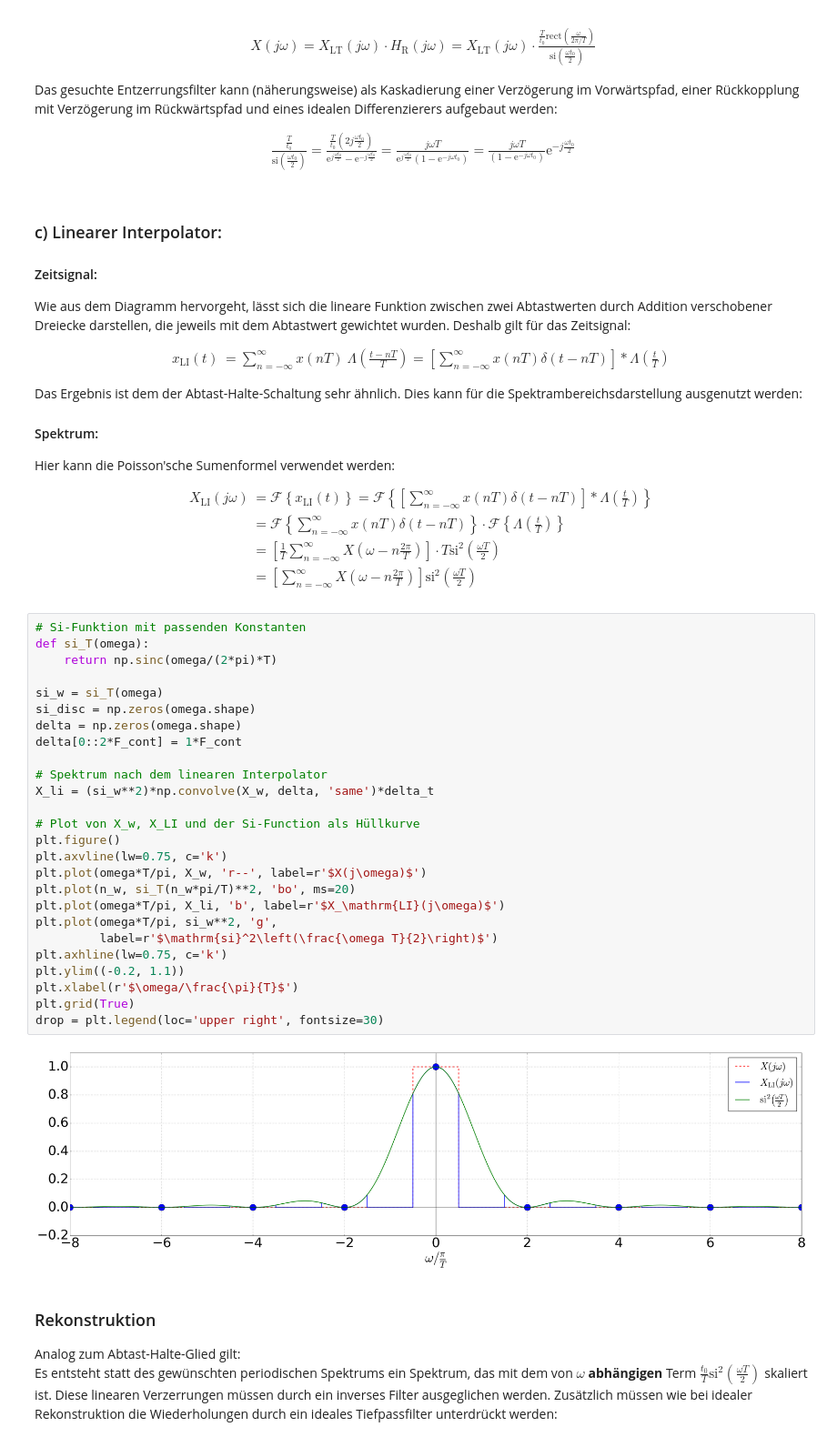
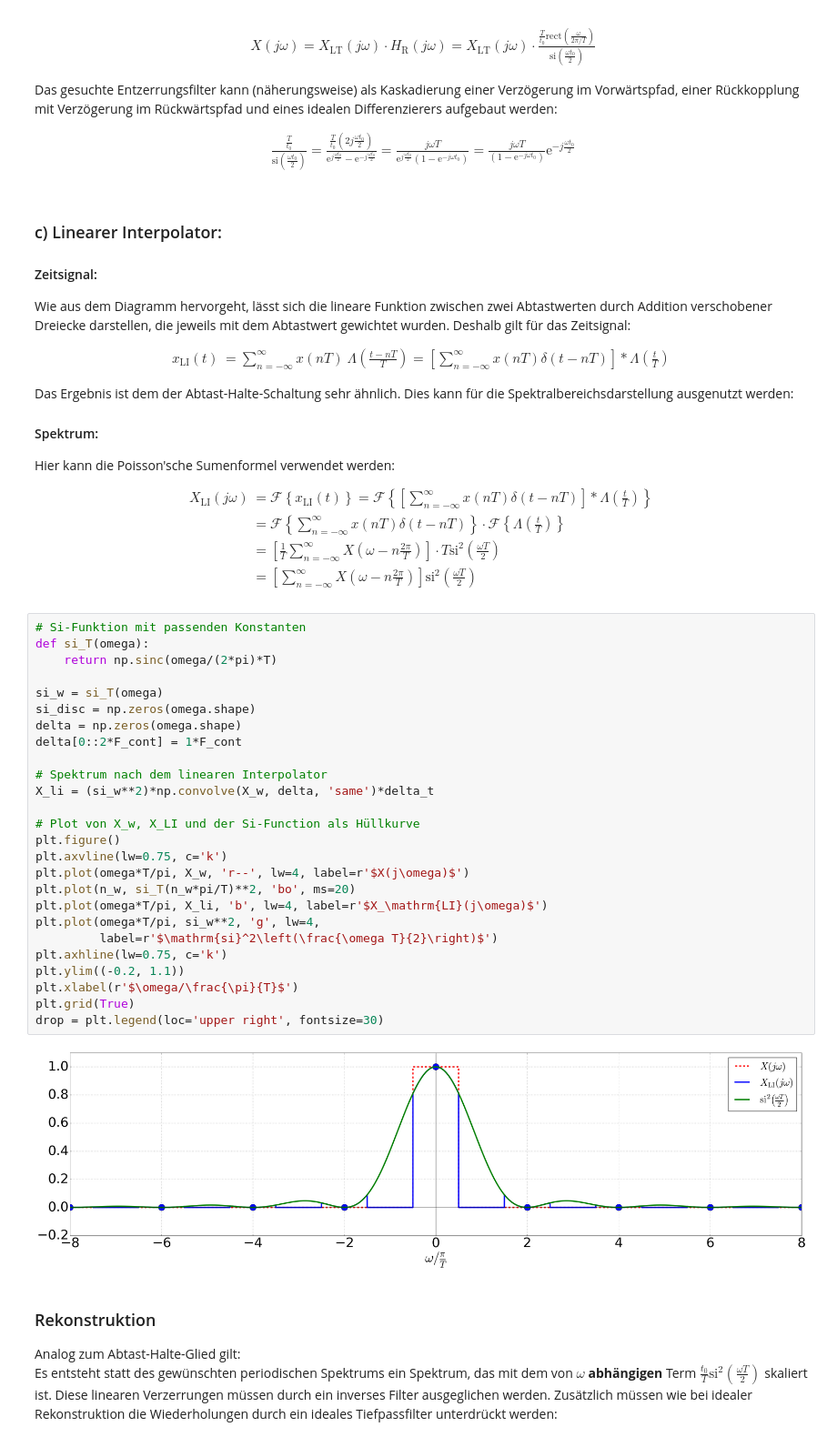
Before and after one commit to fgnt/nachrichtentechnik, a Jupyter notebook: notebooks/Uebungen/A5_Faltungsalgebra_Zeitvariante_Systeme.ipynb, the cells around one changed output. Shown: that part at 91% size. Saved outputs shown, nothing was run; the diff lists cells and outputs as text.

```diff
--- a/notebooks/Uebungen/A5_Faltungsalgebra_Zeitvariante_Systeme.ipynb
+++ b/notebooks/Uebungen/A5_Faltungsalgebra_Zeitvariante_Systeme.ipynb
@@ -335,7 +336,7 @@ x_\text{LI}(t) &= \sum_{n=-\infty}^{\infty} x(nT)\  \Lambda\left(\frac{t-nT}{T}\
     = \left[ \sum_{n=-\infty}^{\infty} x(nT) \delta\left( t-nT \right)\right]  \ast \Lambda\left( \frac{t}{T} \right)
 \end{align}
 
-Das Ergebnis ist dem der Abtast-Halte-Schaltung sehr ähnlich. Dies kann für die Spektrambereichsdarstellung ausgenutzt werden:
+Das Ergebnis ist dem der Abtast-Halte-Schaltung sehr ähnlich. Dies kann für die Spektralbereichsdarstellung ausgenutzt werden:
 #### Spektrum:
 Hier kann die Poisson'sche Sumenformel verwendet werden:
 
@@ -349,31 +350,31 @@ Hier kann die Poisson'sche Sumenformel verwendet werden:
 # %%
 # Si-Funktion mit passenden Konstanten
 def si_T(omega):
     return np.sinc(omega/(2*pi)*T)
 
 si_w = si_T(omega)
 si_disc = np.zeros(omega.shape)
 delta = np.zeros(omega.shape)
 delta[0::2*F_cont] = 1*F_cont
 
 # Spektrum nach dem linearen Interpolator
 X_li = (si_w**2)*np.convolve(X_w, delta, 'same')*delta_t
 
 # Plot von X_w, X_LI und der Si-Function als Hüllkurve
 plt.figure()
 plt.axvline(lw=0.75, c='k')
-plt.plot(omega*T/pi, X_w, 'r--', label=r'$X(j\omega)$')
+plt.plot(omega*T/pi, X_w, 'r--', lw=4, label=r'$X(j\omega)$')
 plt.plot(n_w, si_T(n_w*pi/T)**2, 'bo', ms=20)
-plt.plot(omega*T/pi, X_li, 'b', label=r'$X_\mathrm{LI}(j\omega)$')
-plt.plot(omega*T/pi, si_w**2, 'g',
+plt.plot(omega*T/pi, X_li, 'b', lw=4, label=r'$X_\mathrm{LI}(j\omega)$')
+plt.plot(omega*T/pi, si_w**2, 'g', lw=4,
          label=r'$\mathrm{si}^2\left(\frac{\omega T}{2}\right)$')
 plt.axhline(lw=0.75, c='k')
 plt.ylim((-0.2, 1.1))
 plt.xlabel(r'$\omega/\frac{\pi}{T}$')
 plt.grid(True)
 drop = plt.legend(loc='upper right', fontsize=30)
 # %% [output]
-[figure, old version]
+[figure, new version]
 # %% [markdown]
 ### Rekonstruktion
 Analog zum Abtast-Halte-Glied gilt:
```
Also changed, not shown: parts of 9 cells of this notebook.
